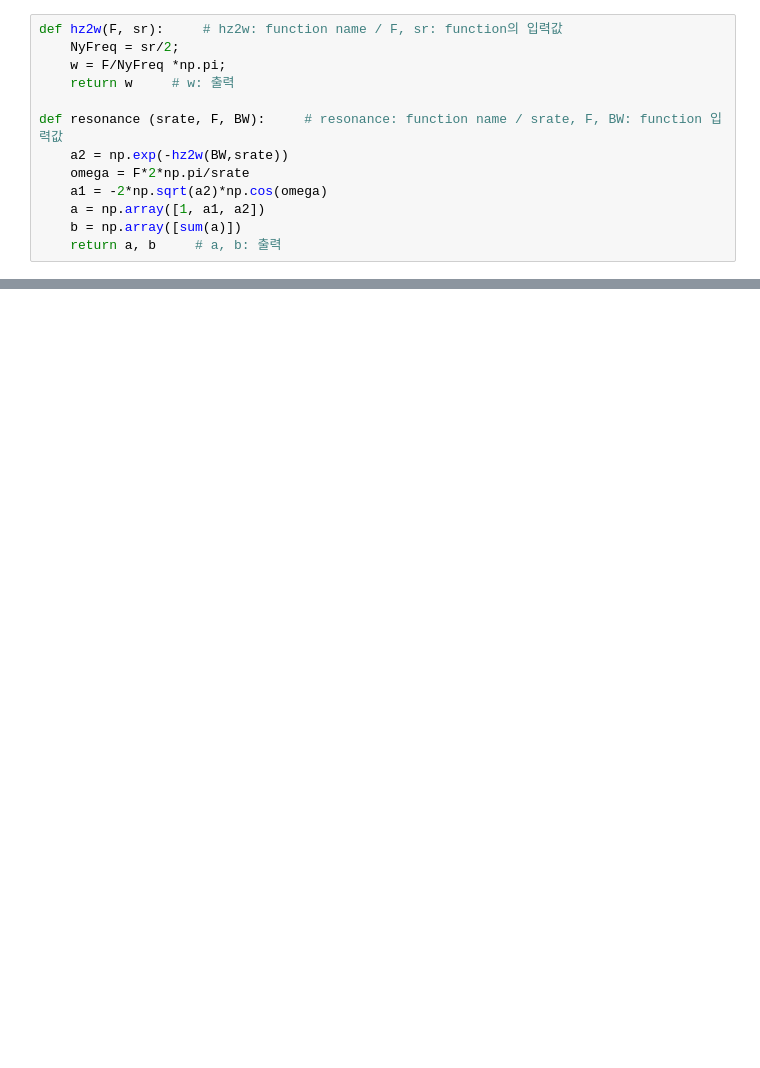
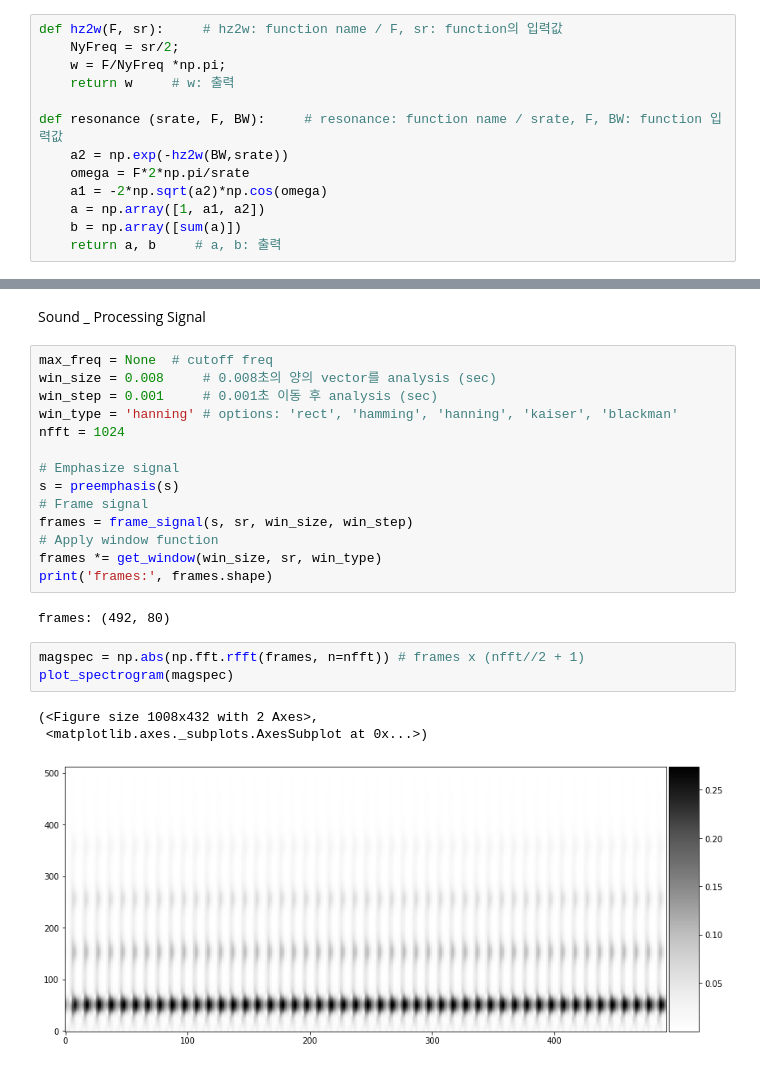
Before and after one commit to jinyoung821/class2019Fall, a Jupyter notebook: English Phonology.ipynb, the cells around one changed output, grey strips where cells are left out. Cells and saved outputs as stored; diff of their text form; blank space fills up the shorter version.

```diff
--- a/English Phonology.ipynb
+++ b/English Phonology.ipynb
@@ -923,0 +1004,25 @@ ipd.Audio(s, rate=sr)     # 입술이 있는 상태
+# %% [markdown]
+Sound _ Processing Signal
+# %%
+max_freq = None  # cutoff freq
+win_size = 0.008     # 0.008초의 양의 vector를 analysis (sec)
+win_step = 0.001     # 0.001초 이동 후 analysis (sec)
+win_type = 'hanning' # options: 'rect', 'hamming', 'hanning', 'kaiser', 'blackman'
+nfft = 1024
+
+# Emphasize signal
+s = preemphasis(s)
+# Frame signal
+frames = frame_signal(s, sr, win_size, win_step)
+# Apply window function
+frames *= get_window(win_size, sr, win_type)
+print('frames:', frames.shape)
+# %% [output]
+frames: (492, 80)
+# %%
+magspec = np.abs(np.fft.rfft(frames, n=nfft)) # frames x (nfft//2 + 1)
+plot_spectrogram(magspec)
+# %% [output]
+(<Figure size 1008x432 with 2 Axes>,
+ <matplotlib.axes._subplots.AxesSubplot at 0x...>)
+[figure, added]
```
Also changed, not shown: parts of 15 cells of this notebook, 1 other file.
